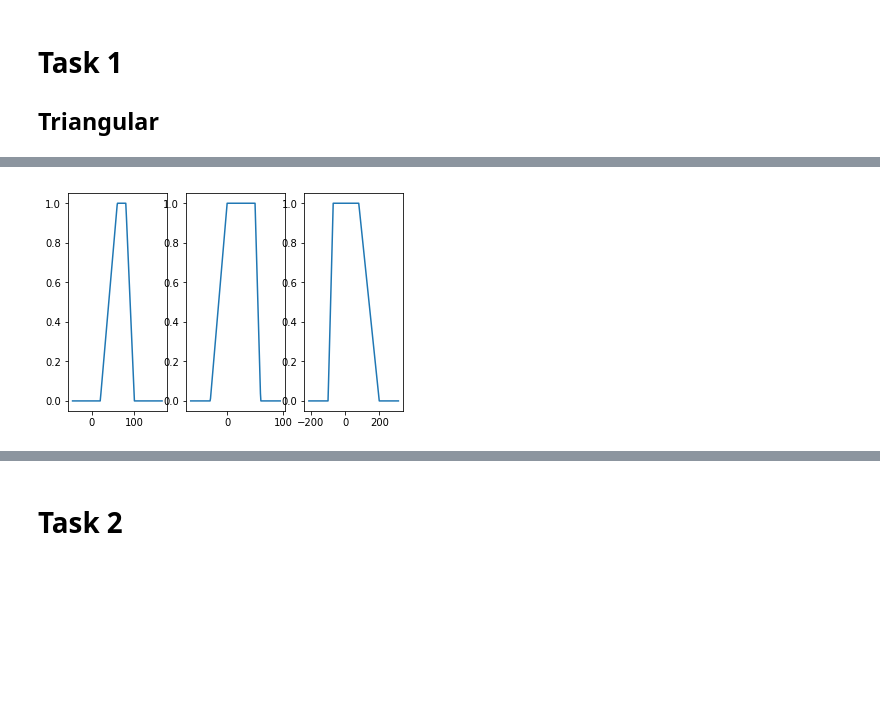
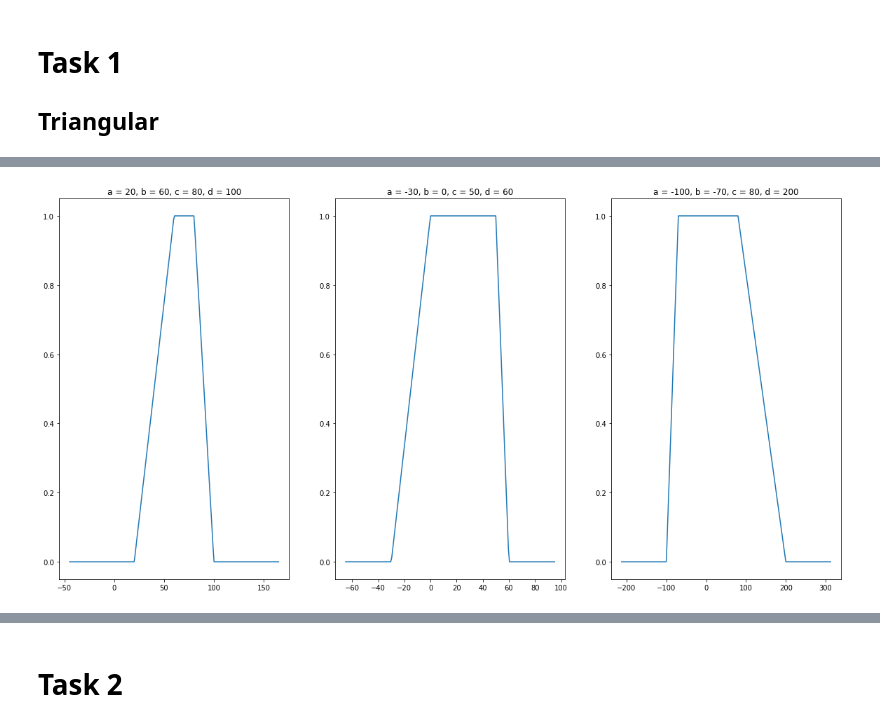
Before and after one commit to envil/pattern-recognition-uef-2019, a Jupyter notebook: ex2/exercise2-vietta.ipynb, the cells around one changed output, grey strips where cells are left out. Saved outputs shown, nothing was run; the diff lists cells and outputs as text; code cells hidden in the pictures; blank space fills up the shorter version.

```diff
--- a/ex2/exercise2-vietta.ipynb
+++ b/ex2/exercise2-vietta.ipynb
@@ -10,7 +10,7 @@ import matplotlib.pyplot as plt
 def draw_triangular(params):
     [a, b, c] = params
     params_mean = np.mean(np.abs(params))
-    resolution = np.max(np.sum(np.abs(params)), 200)
+    resolution = max(np.sum(np.abs(params)), 200)
     x = np.linspace(a - params_mean,
                     c + params_mean, resolution)
     y = np.piecewise(x, [x < a, a <= x, b <= x, c <= x],
@@ -19,9 +19,10 @@ def draw_triangular(params):
 
 
 triangular_params = [[20, 60, 80], [-30, 0, 60], [-100, -70, 200]]
-
+plt.figure(figsize=(20, 10))
 for x in range(len(triangular_params)):
     plt.subplot(1, 3, x + 1)
+    plt.title('a = {}, b = {}, c = {}'.format(*triangular_params[x]))
     draw_triangular(triangular_params[x])
 
 plt.show()
@@ -30,21 +31,22 @@ plt.show()
 # %%
 def draw_trapezoid(params):
     [a, b, c, d] = params
     params_mean = np.mean(np.abs(params))
     resolution = max(np.sum(np.abs(params)), 200)
     x = np.linspace(a - params_mean,
                     d + params_mean, resolution)
     y = np.piecewise(x, [x < a, a <= x, b <= x, c <= x, d <= x],
                      [0, lambda x: (x - a) / (b - a), 1, lambda x: (d - x) / (d - c), 0])
     plt.plot(x, y)
 
 
 trapezoid_params = [[20, 60, 80, 100], [-30, 0, 50, 60], [-100, -70, 80, 200]]
-
+plt.figure(figsize=(20, 10))
 for x in range(len(trapezoid_params)):
     plt.subplot(1, 3, x + 1)
+    plt.title('a = {}, b = {}, c = {}, d = {}'.format(*trapezoid_params[x]))
     draw_trapezoid(trapezoid_params[x])
 
 plt.show()
 # %% [output]
-[figure, old version]
+[figure, new version]
```
Also changed, not shown: parts of 3 cells of this notebook.
